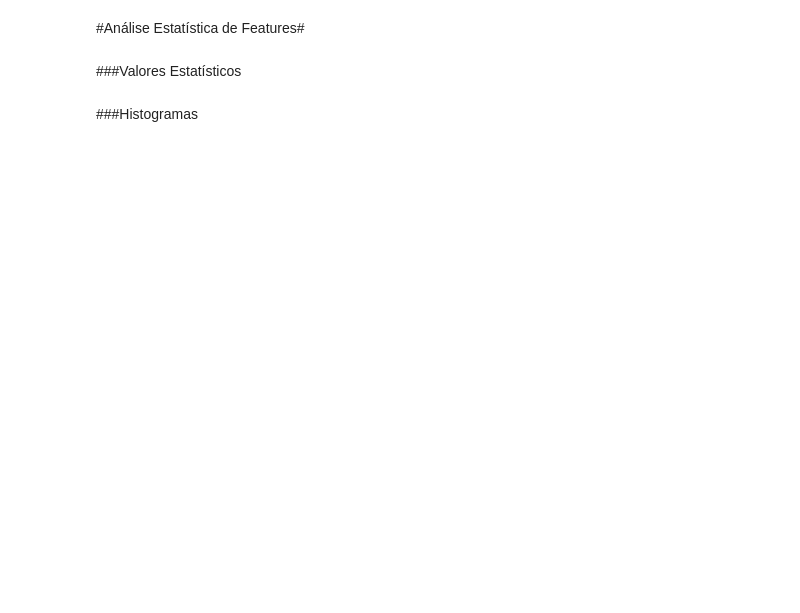
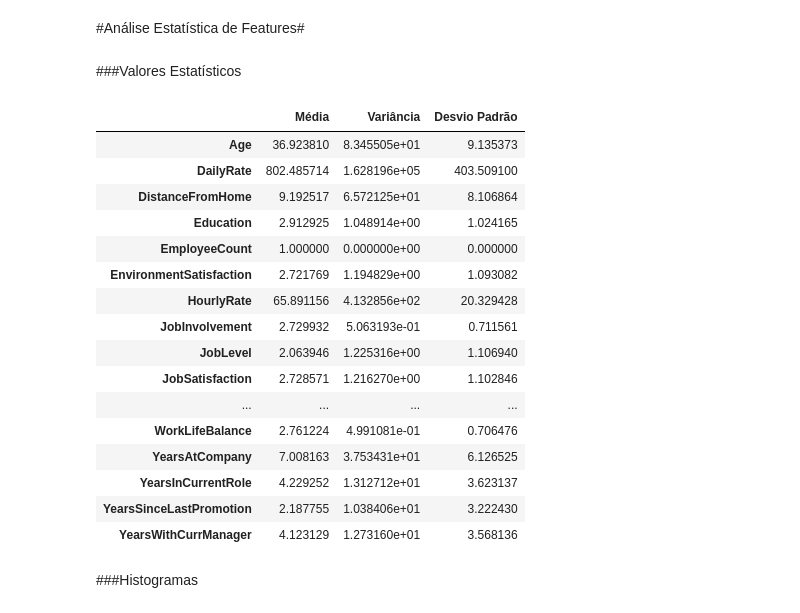
Before and after one commit to Duarbert/SAD_DuarteSantos, a Jupyter notebook: TPC5.ipynb, the cells around one changed output. Saved outputs shown, nothing was run; the diff lists cells and outputs as text; code cells hidden in the pictures; blank space fills up the shorter version.

```diff
--- a/TPC5.ipynb
+++ b/TPC5.ipynb
@@ -132,16 +201,34 @@ print("* targets", targets, sep="\n", end="\n\n")
 # %%
 # Easy mode:
 # display(data.describe())
 
 
 # Like a pro
 values = [data.mean(), data.var(), data.std()]
 
-result = pd.concat(values,axis=1, join_axes=[media.index])
+result = pd.concat(values,axis=1, join_axes=[data.mean().index])
 
 result.columns = ["Média","Variância","Desvio Padrão"]
 
 result
+# %% [output]
+|  | Média | Variância | Desvio Padrão |
+| Age | 36.923810 | 8.345505e+01 | 9.135373 |
+| DailyRate | 802.485714 | 1.628196e+05 | 403.509100 |
+| DistanceFromHome | 9.192517 | 6.572125e+01 | 8.106864 |
+| Education | 2.912925 | 1.048914e+00 | 1.024165 |
+| EmployeeCount | 1.000000 | 0.000000e+00 | 0.000000 |
+| EnvironmentSatisfaction | 2.721769 | 1.194829e+00 | 1.093082 |
+| HourlyRate | 65.891156 | 4.132856e+02 | 20.329428 |
+| JobInvolvement | 2.729932 | 5.063193e-01 | 0.711561 |
+| JobLevel | 2.063946 | 1.225316e+00 | 1.106940 |
+| JobSatisfaction | 2.728571 | 1.216270e+00 | 1.102846 |
+| ... | ... | ... | ... |
+| WorkLifeBalance | 2.761224 | 4.991081e-01 | 0.706476 |
+| YearsAtCompany | 7.008163 | 3.753431e+01 | 6.126525 |
+| YearsInCurrentRole | 4.229252 | 1.312712e+01 | 3.623137 |
+| YearsSinceLastPromotion | 2.187755 | 1.038406e+01 | 3.222430 |
+| YearsWithCurrManager | 4.123129 | 1.273160e+01 | 3.568136 |
 # %% [markdown]
 ###Histogramas
 # %%
```
Also changed, not shown: parts of 5 cells of this notebook.
